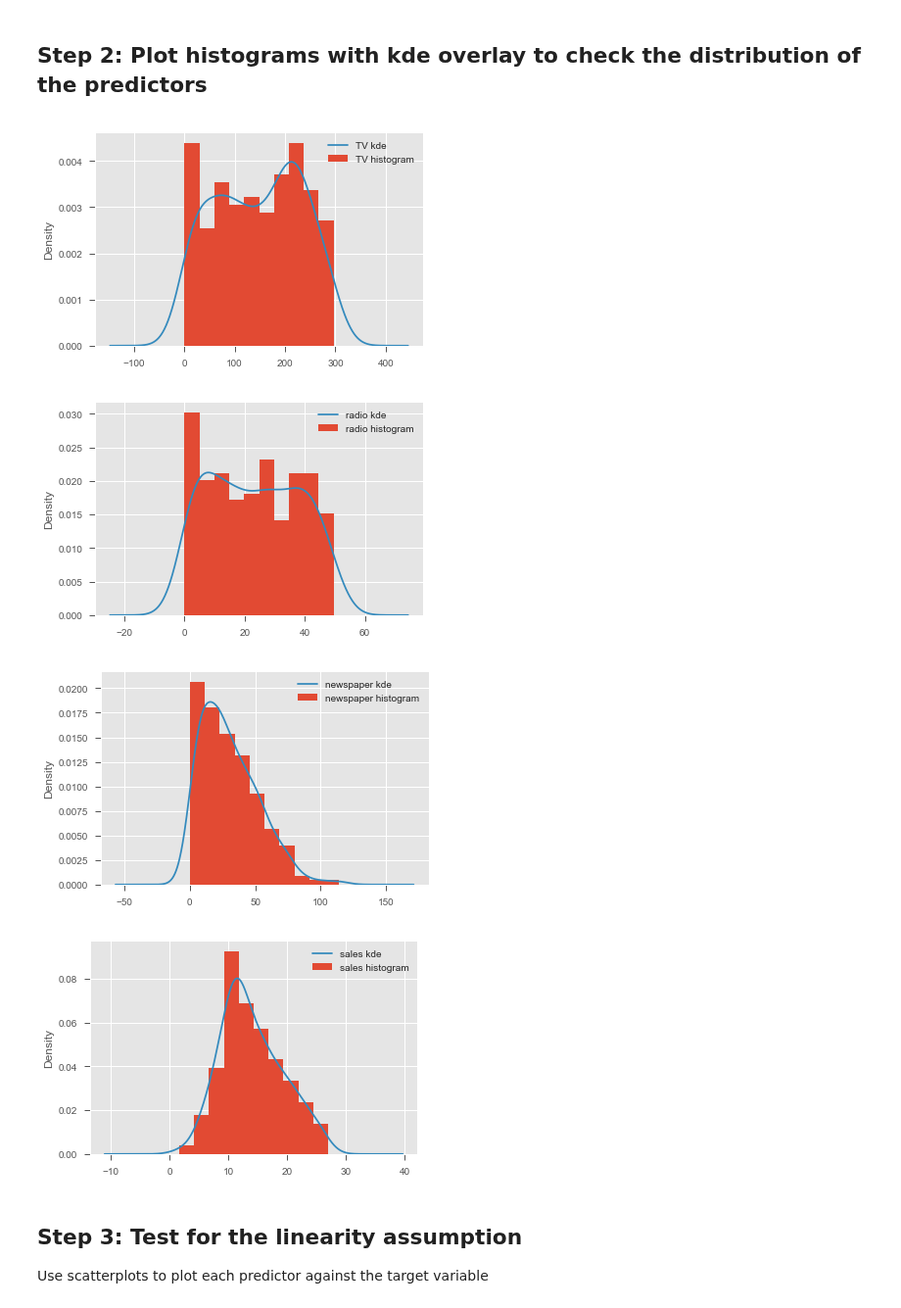
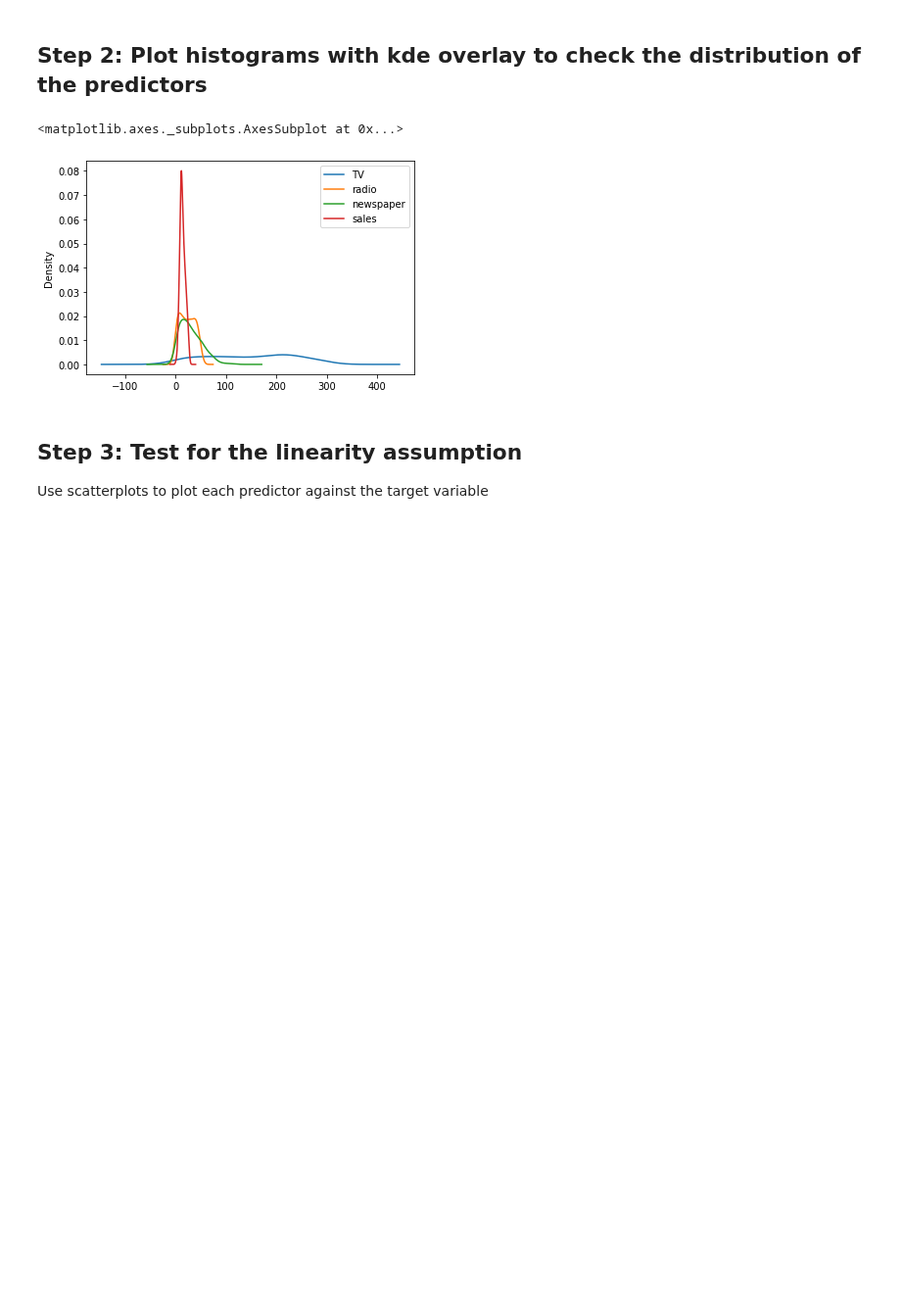
Before and after one commit to daveajstearns/dsc-ols-statsmodels-lab-nyc-ds-021720, a Jupyter notebook: index.ipynb, the cells around one changed output. Shown at 98% size. Cells and saved outputs as stored; diff of their text form; code cells hidden in the pictures; blank space fills up the shorter version.

```diff
--- a/index.ipynb
+++ b/index.ipynb
@@ -59,11 +59,10 @@ data.describe()
 ## Step 2: Plot histograms with kde overlay to check the distribution of the predictors
 # %%
 # For all the variables, check distribution by creating a histogram with kde
+data.plot.kde()
 # %% [output]
+<matplotlib.axes._subplots.AxesSubplot at 0x...>
-[figure, old version]
+[figure, new version]
-[figure, removed]
-[figure, removed]
-[figure, removed]
 # %%
 # Record your observations here
 # %% [markdown]
```
